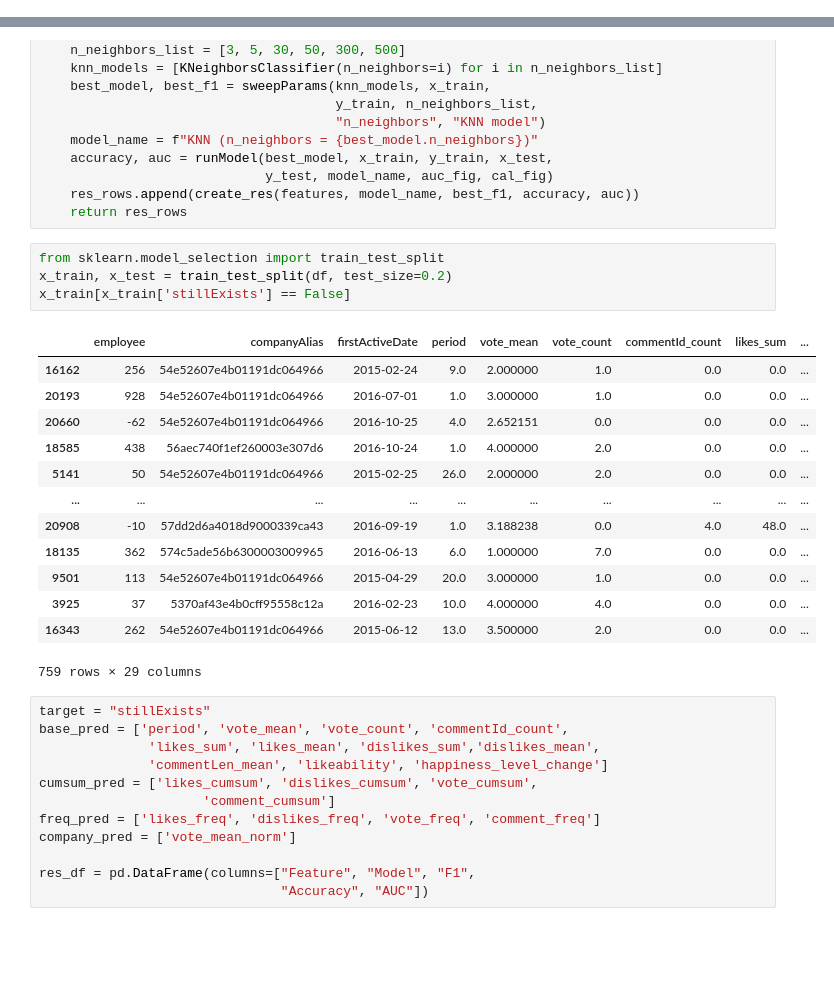
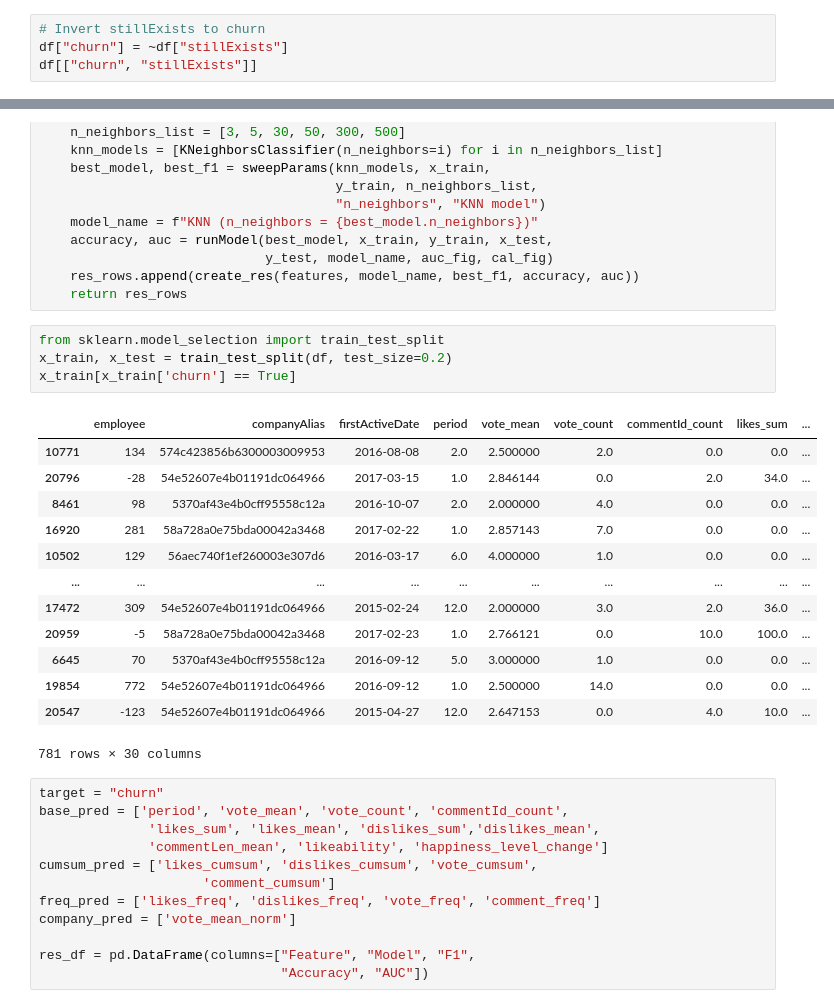
Before and after one commit to ceciliastern/ds_term_project, a Jupyter notebook: Model (Snapshot) - Happiness Dataset.ipynb, the cells around one changed output, grey strips where cells are left out. Saved outputs shown, nothing was run; the diff lists cells and outputs as text; blank space fills up the shorter version.

```diff
--- a/Model (Snapshot) - Happiness Dataset.ipynb
+++ b/Model (Snapshot) - Happiness Dataset.ipynb
@@ -440,3 +440,7 @@ df.head(20)
 | 20338 | -196 | 54e52607e4b01191dc064966 | 2015-03-03 | 2.0 | 2.753416 | 0.0 | 0.0 | 0.0 | ... |
 | 20339 | -195 | 54e52607e4b01191dc064966 | 2015-03-14 | 1.0 | 2.846144 | 0.0 | 4.0 | 2.0 | ... |
 20 rows × 29 columns
+# %%
+# Invert stillExists to churn
+df["churn"] = ~df["stillExists"]
+df[["churn", "stillExists"]]
@@ -560,23 +578,23 @@ def sweepModels(x_train, y_train, x_test, y_test, features):
 # %%
 from sklearn.model_selection import train_test_split
 x_train, x_test = train_test_split(df, test_size=0.2)
-x_train[x_train['stillExists'] == False]
+x_train[x_train['churn'] == True]
 # %% [output]
 |  | employee | companyAlias | firstActiveDate | period | vote_mean | vote_count | commentId_count | likes_sum | ... |
-| 16162 | 256 | 54e52607e4b01191dc064966 | 2015-02-24 | 9.0 | 2.000000 | 1.0 | 0.0 | 0.0 | ... |
-| 20193 | 928 | 54e52607e4b01191dc064966 | 2016-07-01 | 1.0 | 3.000000 | 1.0 | 0.0 | 0.0 | ... |
-| 20660 | -62 | 54e52607e4b01191dc064966 | 2016-10-25 | 4.0 | 2.652151 | 0.0 | 0.0 | 0.0 | ... |
-| 18585 | 438 | 56aec740f1ef260003e307d6 | 2016-10-24 | 1.0 | 4.000000 | 2.0 | 0.0 | 0.0 | ... |
-| 5141 | 50 | 54e52607e4b01191dc064966 | 2015-02-25 | 26.0 | 2.000000 | 2.0 | 0.0 | 0.0 | ... |
+| 10771 | 134 | 574c423856b6300003009953 | 2016-08-08 | 2.0 | 2.500000 | 2.0 | 0.0 | 0.0 | ... |
+| 20796 | -28 | 54e52607e4b01191dc064966 | 2017-03-15 | 1.0 | 2.846144 | 0.0 | 2.0 | 34.0 | ... |
+| 8461 | 98 | 5370af43e4b0cff95558c12a | 2016-10-07 | 2.0 | 2.000000 | 4.0 | 0.0 | 0.0 | ... |
+| 16920 | 281 | 58a728a0e75bda00042a3468 | 2017-02-22 | 1.0 | 2.857143 | 7.0 | 0.0 | 0.0 | ... |
+| 10502 | 129 | 56aec740f1ef260003e307d6 | 2016-03-17 | 6.0 | 4.000000 | 1.0 | 0.0 | 0.0 | ... |
 | ... | ... | ... | ... | ... | ... | ... | ... | ... | ... |
-| 20908 | -10 | 57dd2d6a4018d9000339ca43 | 2016-09-19 | 1.0 | 3.188238 | 0.0 | 4.0 | 48.0 | ... |
-| 18135 | 362 | 574c5ade56b6300003009965 | 2016-06-13 | 6.0 | 1.000000 | 7.0 | 0.0 | 0.0 | ... |
-| 9501 | 113 | 54e52607e4b01191dc064966 | 2015-04-29 | 20.0 | 3.000000 | 1.0 | 0.0 | 0.0 | ... |
-| 3925 | 37 | 5370af43e4b0cff95558c12a | 2016-02-23 | 10.0 | 4.000000 | 4.0 | 0.0 | 0.0 | ... |
-| 16343 | 262 | 54e52607e4b01191dc064966 | 2015-06-12 | 13.0 | 3.500000 | 2.0 | 0.0 | 0.0 | ... |
+| 17472 | 309 | 54e52607e4b01191dc064966 | 2015-02-24 | 12.0 | 2.000000 | 3.0 | 2.0 | 36.0 | ... |
+| 20959 | -5 | 58a728a0e75bda00042a3468 | 2017-02-23 | 1.0 | 2.766121 | 0.0 | 10.0 | 100.0 | ... |
+| 6645 | 70 | 5370af43e4b0cff95558c12a | 2016-09-12 | 5.0 | 3.000000 | 1.0 | 0.0 | 0.0 | ... |
+| 19854 | 772 | 54e52607e4b01191dc064966 | 2016-09-12 | 1.0 | 2.500000 | 14.0 | 0.0 | 0.0 | ... |
+| 20547 | -123 | 54e52607e4b01191dc064966 | 2015-04-27 | 12.0 | 2.647153 | 0.0 | 4.0 | 10.0 | ... |
-759 rows × 29 columns
+781 rows × 30 columns
 # %%
-target = "stillExists"
+target = "churn"
 base_pred = ['period', 'vote_mean', 'vote_count', 'commentId_count',
               'likes_sum', 'likes_mean', 'dislikes_sum','dislikes_mean',
               'commentLen_mean', 'likeability', 'happiness_level_change']
```
Also changed, not shown: parts of 15 cells of this notebook.
